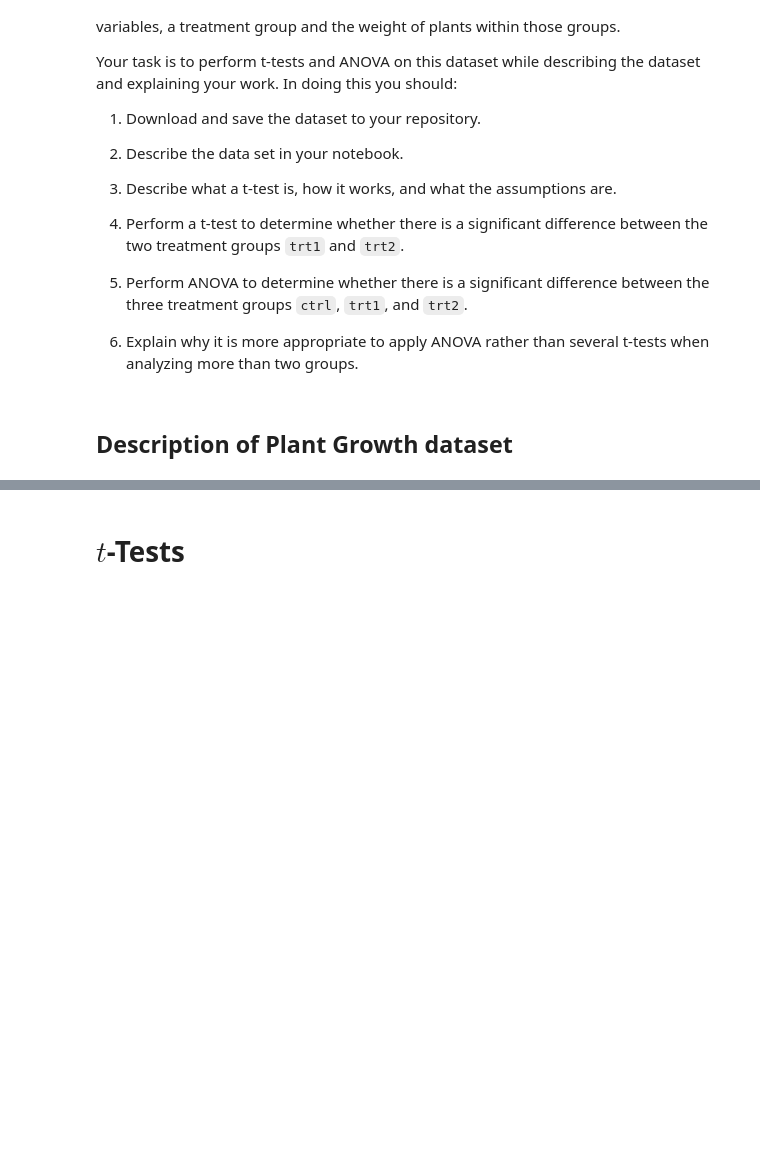
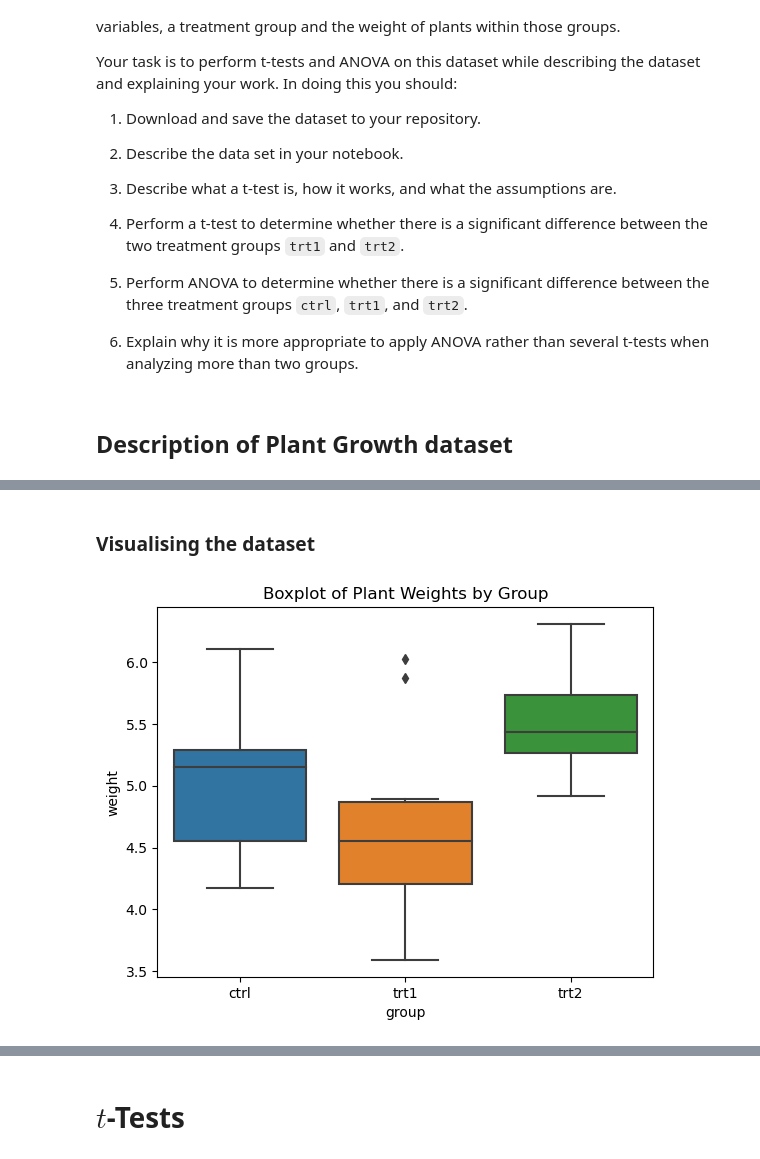
Before and after one commit to lgrealish/applied_statistics, a Jupyter notebook: project.ipynb, the cells around one changed output, grey strips where cells are left out. Drawn from its saved outputs; the diff is of its cells as text; code cells hidden in the pictures; blank space fills up the shorter version.

```diff
--- a/project.ipynb
+++ b/project.ipynb
@@ -65,0 +99,9 @@ df.describe()
+# %% [markdown]
+<a id="visualise_dataset"></a>
+### Visualising the dataset
+# %%
+sns.boxplot(x='group', y='weight', data=df)
+plt.title("Boxplot of Plant Weights by Group")
+plt.show()
+# %% [output]
+[figure, added]
```
Also changed, not shown: parts of 7 cells of this notebook.
